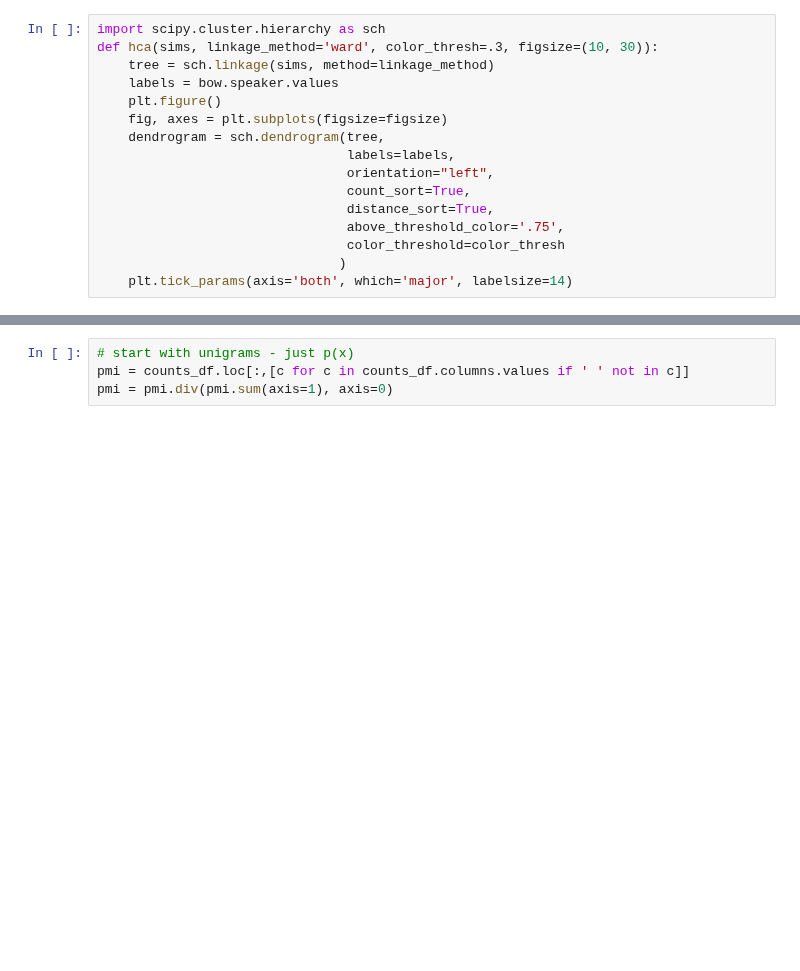
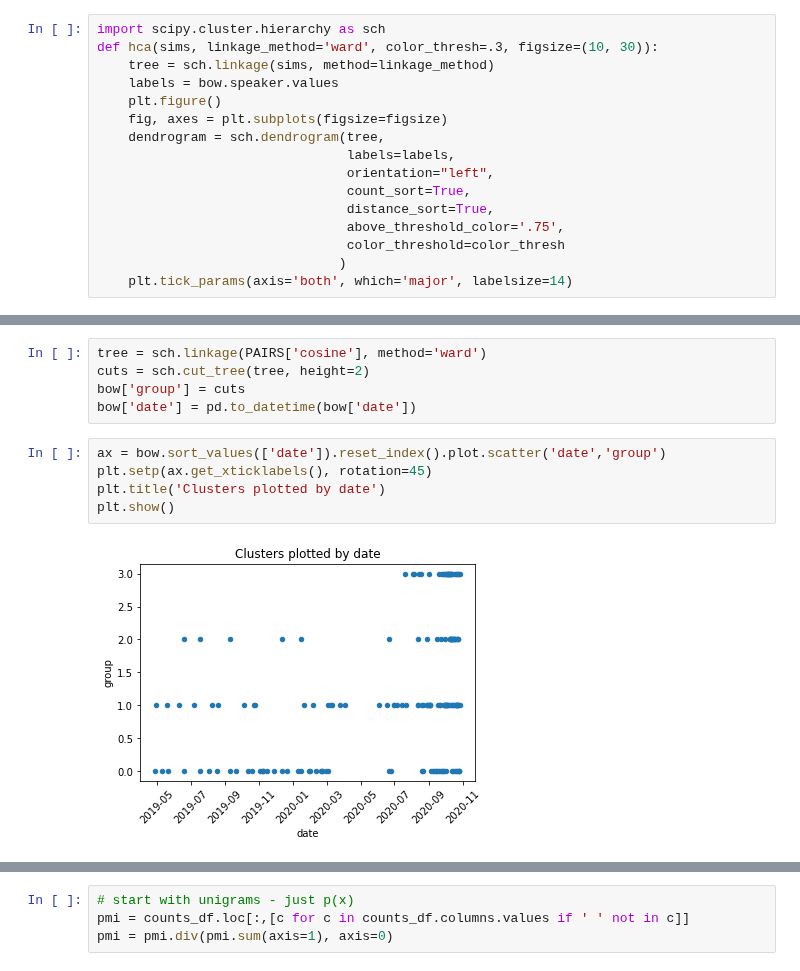
Before and after one commit to kfinity/capstone-speeches, a Jupyter notebook: top_tfidf_with_ngrams.ipynb, the cells around one changed output, grey strips where cells are left out. Drawn from its saved outputs; the diff is of its cells as text; blank space fills up the shorter version.

```diff
--- a/top_tfidf_with_ngrams.ipynb
+++ b/top_tfidf_with_ngrams.ipynb
@@ -360,0 +328,12 @@ L1
+# %%
+tree = sch.linkage(PAIRS['cosine'], method='ward')
+cuts = sch.cut_tree(tree, height=2)
+bow['group'] = cuts
+bow['date'] = pd.to_datetime(bow['date'])
+# %%
+ax = bow.sort_values(['date']).reset_index().plot.scatter('date','group')
+plt.setp(ax.get_xticklabels(), rotation=45)
+plt.title('Clusters plotted by date')
+plt.show()
+# %% [output]
+[figure, added]
```
Also changed, not shown: parts of 27 cells of this notebook, 10 other files.
